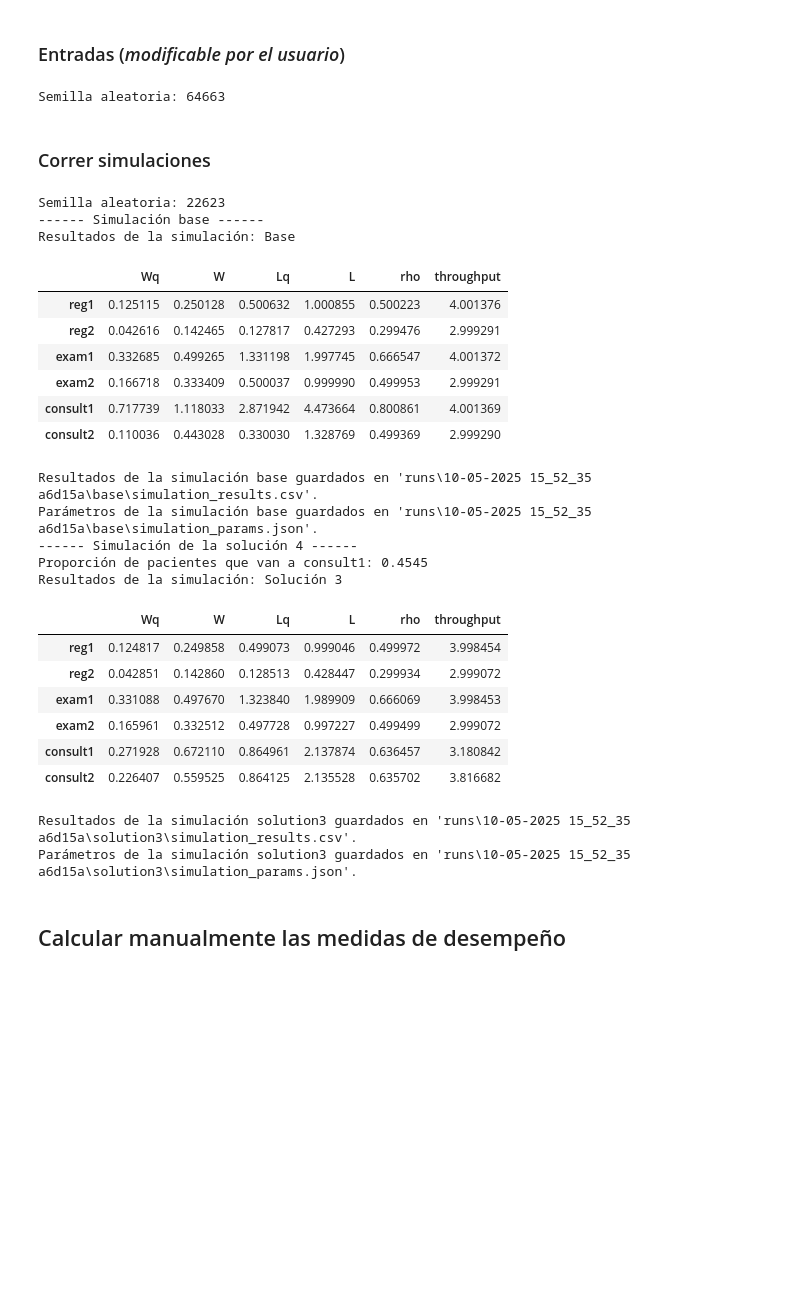
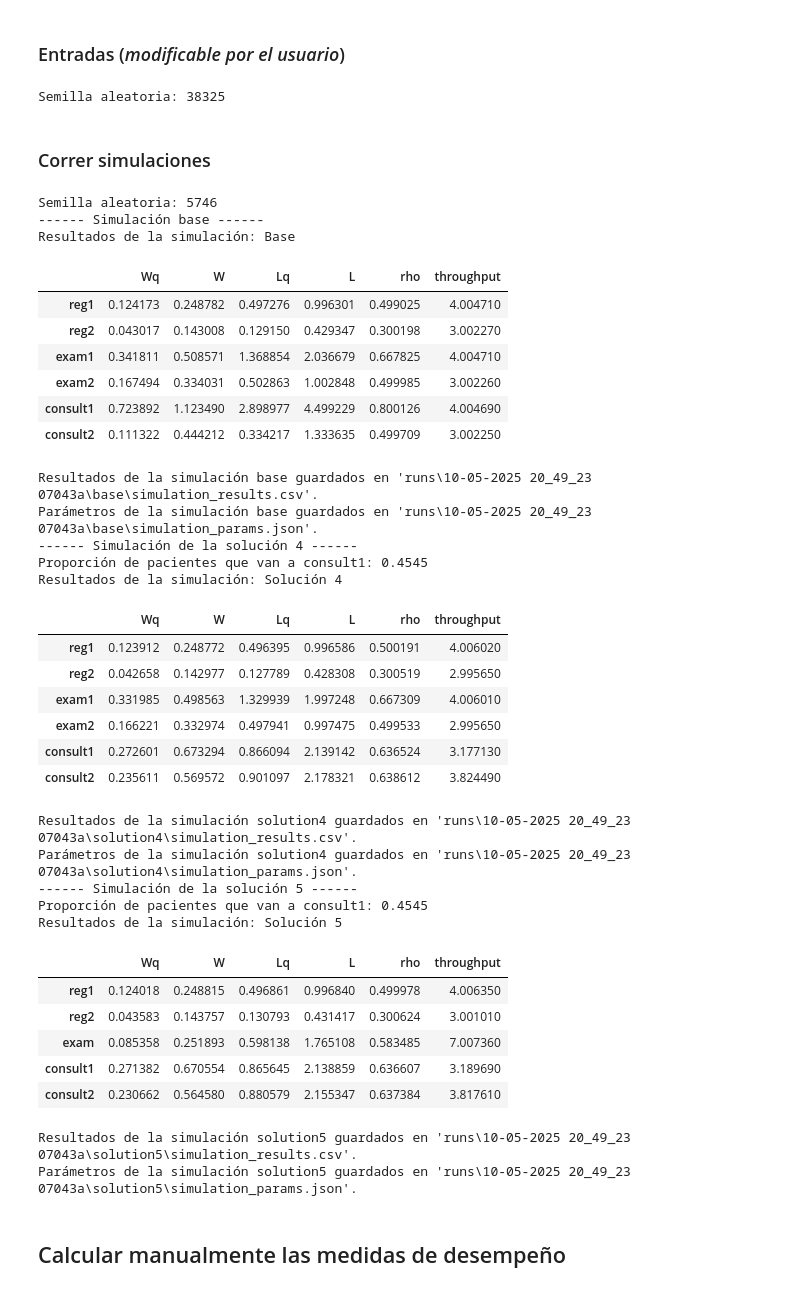
Before and after one commit to AlexisAndradeDev/OperationsResearch_QueuingProject, a Jupyter notebook: IO_Queuing_Simulation.ipynb, the cells around one changed output. Saved outputs shown, nothing was run; the diff lists cells and outputs as text; code cells hidden in the pictures; blank space fills up the shorter version.

```diff
--- a/IO_Queuing_Simulation.ipynb
+++ b/IO_Queuing_Simulation.ipynb
@@ -16,7 +16,7 @@ class Node:
         self.mu = mu # tasa de servicio de cada servidor
         self.servers = servers # número de servidores
         self.busy = 0 # servidores ocupados
-        self.queue = deque() # cola de clientes (pid, tiempo_de_llegada_a_cola)
+        self.queue = deque() # cola de clientes (client_id, tiempo_de_llegada_a_cola)
         # estadísticas
         self.area_q = 0.0 # integral de longitud de cola
         self.area_busy = 0.0 # integral de servidores ocupados
@@ -24,11 +24,11 @@ class Node:
         self.num_served = 0 # número de clientes servidos
 
 class Event:
-    def __init__(self, time, kind, node_name, pid, external=False):
+    def __init__(self, time, kind, node_name, client_id, external=False):
         self.time = time # instante del evento
         self.kind = kind # 'arrival' o 'departure'
         self.node_name = node_name # nodo donde ocurre
-        self.pid = pid # identificador del cliente
+        self.client_id = client_id # identificador del cliente
         self.external = external # si es llegada externa
     def __lt__(self, other):
         return self.time < other.time
@@ -337,7 +451,7 @@ import copy
 # sólo usa la misma semilla, mismos parámetros y mismos nodos.
 
 # Horas de simulación
-T = 100000.0*10
+T = 100000.0*1
 seed = random.randint(1, 100000) # semilla aleatoria
 random.seed(seed)
 print(f"Semilla aleatoria: {seed}")
@@ -348,7 +462,7 @@ lambda2 = 3.0 # a reg2
 
 # Modelo base
 nodes_base = {
-    'reg1':    Node('reg1',     mu=8.0, servers=1),
+    'reg1':    Node('reg1',     mu=8.0,  servers=1),
     'reg2':    Node('reg2',     mu=10.0, servers=1),
     'exam1':   Node('exam1',    mu=6.0,  servers=1),
     'exam2':   Node('exam2',    mu=6.0,  servers=1),
@@ -361,8 +475,17 @@ nodes_solution3 = copy.deepcopy(nodes_base)
 
 # Modelo solución 4
 nodes_solution4 = copy.deepcopy(nodes_solution3)
+
+# Modelo solución 5
+nodes_solution5 = {
+    'reg1':    Node('reg1',     mu=8.0,  servers=1),
+    'reg2':    Node('reg2',     mu=10.0, servers=1),
+    'exam':    Node('exam',     mu=6,    servers=2),
+    'consult1':Node('consult1', mu=2.5,  servers=2),
+    'consult2':Node('consult2', mu=3.0,  servers=2),
+}
 # %% [output]
-Semilla aleatoria: 64663
+Semilla aleatoria: 38325
 # %% [markdown]
 ### Correr simulaciones
 # %%
@@ -378,56 +501,73 @@ unique_id = uuid.uuid4().hex[:6] # ID único
 # Crear la carpeta común usando timestamp y unique_id
 run_dir = Path("runs") / f"{timestamp} {unique_id}"
 run_dir.mkdir(parents=True, exist_ok=True)
 
 print("------ Simulación base ------")
 base_metrics = simulate_base(T, lambda1, lambda2, copy.deepcopy(nodes_base))
 display_simulation_metrics("Base", base_metrics)
 save_simulation("base", run_dir, base_metrics, nodes_base, lambda1, lambda2, T, seed)
 
 # print("------ Simulación de la solución 3 ------")
 # # Utilizar Lq de la simulación base para calcular la proporción de pacientes que van a consult1
 # L_q1 = base_metrics['consult1']['Lq']
 # L_q2 = base_metrics['consult2']['Lq']
 # p_to_consult1 = L_q2 / (L_q1 + L_q2)
 # print(f"Proporción de pacientes que van a consult1: {p_to_consult1:.4f}")
 # solution3_metrics = simulate_solution3(T, lambda1, lambda2, copy.deepcopy(nodes_solution3), p_to_consult1)
 # display_simulation_metrics("Solución 3", solution3_metrics)
 # save_simulation("solution3", run_dir, solution3_metrics, nodes_solution3, lambda1, lambda2, T, seed)
 
 print("------ Simulación de la solución 4 ------")
 # Utilizar mu de la simulación base para calcular la proporción de pacientes que van a consult1
 mu1 = nodes_base['consult1'].mu
 mu2 = nodes_base['consult2'].mu
 p_to_consult1 = mu1 / (mu1 + mu2)
 print(f"Proporción de pacientes que van a consult1: {p_to_consult1:.4f}")
 solution4_metrics = simulate_solution3(T, lambda1, lambda2, copy.deepcopy(nodes_solution4), p_to_consult1)
-display_simulation_metrics("Solución 3", solution4_metrics)
-save_simulation("solution3", run_dir, solution4_metrics, nodes_solution4, lambda1, lambda2, T, seed)
+display_simulation_metrics("Solución 4", solution4_metrics)
+save_simulation("solution4", run_dir, solution4_metrics, nodes_solution4, lambda1, lambda2, T, seed)
+
+print("------ Simulación de la solución 5 ------")
+print(f"Proporción de pacientes que van a consult1: {p_to_consult1:.4f}")
+solution5_metrics = simulate_solution5(T, lambda1, lambda2, copy.deepcopy(nodes_solution5), p_to_consult1)
+display_simulation_metrics("Solución 5", solution5_metrics)
+save_simulation("solution5", run_dir, solution5_metrics, nodes_solution5, lambda1, lambda2, T, seed)
 # %% [output]
-Semilla aleatoria: 22623
+Semilla aleatoria: 5746
 ------ Simulación base ------
 Resultados de la simulación: Base
 |  | Wq | W | Lq | L | rho | throughput |
-| reg1 | 0.125115 | 0.250128 | 0.500632 | 1.000855 | 0.500223 | 4.001376 |
-| reg2 | 0.042616 | 0.142465 | 0.127817 | 0.427293 | 0.299476 | 2.999291 |
-| exam1 | 0.332685 | 0.499265 | 1.331198 | 1.997745 | 0.666547 | 4.001372 |
-| exam2 | 0.166718 | 0.333409 | 0.500037 | 0.999990 | 0.499953 | 2.999291 |
-| consult1 | 0.717739 | 1.118033 | 2.871942 | 4.473664 | 0.800861 | 4.001369 |
-| consult2 | 0.110036 | 0.443028 | 0.330030 | 1.328769 | 0.499369 | 2.999290 |
+| reg1 | 0.124173 | 0.248782 | 0.497276 | 0.996301 | 0.499025 | 4.004710 |
+| reg2 | 0.043017 | 0.143008 | 0.129150 | 0.429347 | 0.300198 | 3.002270 |
+| exam1 | 0.341811 | 0.508571 | 1.368854 | 2.036679 | 0.667825 | 4.004710 |
+| exam2 | 0.167494 | 0.334031 | 0.502863 | 1.002848 | 0.499985 | 3.002260 |
+| consult1 | 0.723892 | 1.123490 | 2.898977 | 4.499229 | 0.800126 | 4.004690 |
+| consult2 | 0.111322 | 0.444212 | 0.334217 | 1.333635 | 0.499709 | 3.002250 |
-Resultados de la simulación base guardados en 'runs\10-05-2025 15_52_35 a6d15a\base\simulation_results.csv'.
-Parámetros de la simulación base guardados en 'runs\10-05-2025 15_52_35 a6d15a\base\simulation_params.json'.
+Resultados de la simulación base guardados en 'runs\10-05-2025 20_49_23 07043a\base\simulation_results.csv'.
+Parámetros de la simulación base guardados en 'runs\10-05-2025 20_49_23 07043a\base\simulation_params.json'.
 ------ Simulación de la solución 4 ------
 Proporción de pacientes que van a consult1: 0.4545
-Resultados de la simulación: Solución 3
+Resultados de la simulación: Solución 4
 |  | Wq | W | Lq | L | rho | throughput |
-| reg1 | 0.124817 | 0.249858 | 0.499073 | 0.999046 | 0.499972 | 3.998454 |
-| reg2 | 0.042851 | 0.142860 | 0.128513 | 0.428447 | 0.299934 | 2.999072 |
-| exam1 | 0.331088 | 0.497670 | 1.323840 | 1.989909 | 0.666069 | 3.998453 |
-| exam2 | 0.165961 | 0.332512 | 0.497728 | 0.997227 | 0.499499 | 2.999072 |
-| consult1 | 0.271928 | 0.672110 | 0.864961 | 2.137874 | 0.636457 | 3.180842 |
-| consult2 | 0.226407 | 0.559525 | 0.864125 | 2.135528 | 0.635702 | 3.816682 |
+| reg1 | 0.123912 | 0.248772 | 0.496395 | 0.996586 | 0.500191 | 4.006020 |
+| reg2 | 0.042658 | 0.142977 | 0.127789 | 0.428308 | 0.300519 | 2.995650 |
+| exam1 | 0.331985 | 0.498563 | 1.329939 | 1.997248 | 0.667309 | 4.006010 |
+| exam2 | 0.166221 | 0.332974 | 0.497941 | 0.997475 | 0.499533 | 2.995650 |
+| consult1 | 0.272601 | 0.673294 | 0.866094 | 2.139142 | 0.636524 | 3.177130 |
+| consult2 | 0.235611 | 0.569572 | 0.901097 | 2.178321 | 0.638612 | 3.824490 |
-Resultados de la simulación solution3 guardados en 'runs\10-05-2025 15_52_35 a6d15a\solution3\simulation_results.csv'.
-Parámetros de la simulación solution3 guardados en 'runs\10-05-2025 15_52_35 a6d15a\solution3\simulation_params.json'.
+Resultados de la simulación solution4 guardados en 'runs\10-05-2025 20_49_23 07043a\solution4\simulation_results.csv'.
+Parámetros de la simulación solution4 guardados en 'runs\10-05-2025 20_49_23 07043a\solution4\simulation_params.json'.
+------ Simulación de la solución 5 ------
+Proporción de pacientes que van a consult1: 0.4545
+Resultados de la simulación: Solución 5
+|  | Wq | W | Lq | L | rho | throughput |
+| reg1 | 0.124018 | 0.248815 | 0.496861 | 0.996840 | 0.499978 | 4.006350 |
+| reg2 | 0.043583 | 0.143757 | 0.130793 | 0.431417 | 0.300624 | 3.001010 |
+| exam | 0.085358 | 0.251893 | 0.598138 | 1.765108 | 0.583485 | 7.007360 |
+| consult1 | 0.271382 | 0.670554 | 0.865645 | 2.138859 | 0.636607 | 3.189690 |
+| consult2 | 0.230662 | 0.564580 | 0.880579 | 2.155347 | 0.637384 | 3.817610 |
+Resultados de la simulación solution5 guardados en 'runs\10-05-2025 20_49_23 07043a\solution5\simulation_results.csv'.
+Parámetros de la simulación solution5 guardados en 'runs\10-05-2025 20_49_23 07043a\solution5\simulation_params.json'.
 # %% [markdown]
 ## Calcular manualmente las medidas de desempeño
 # %%
```
Also changed, not shown: parts of 22 cells of this notebook.
